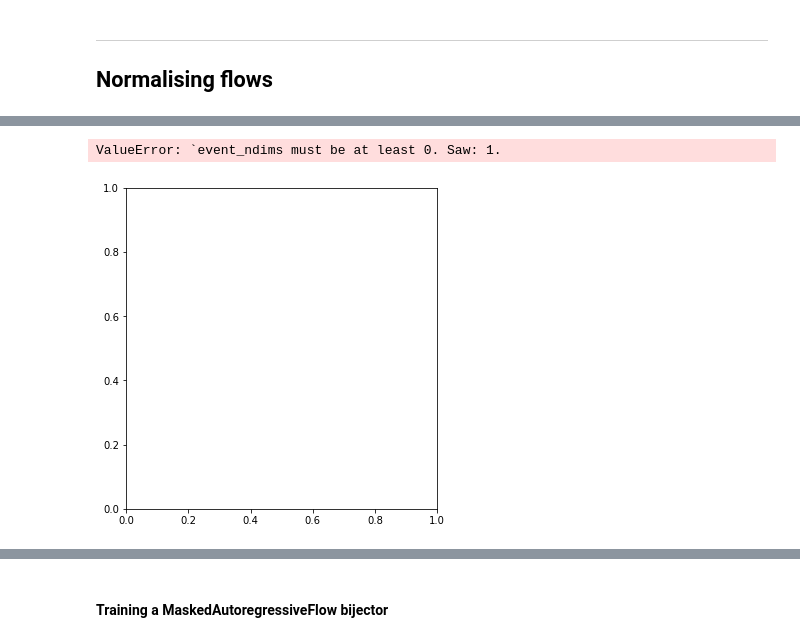
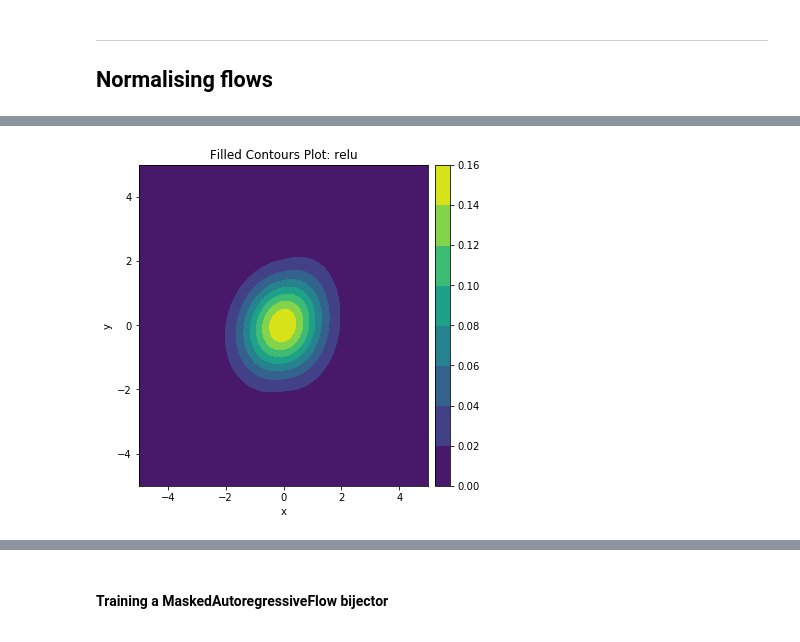
Before and after one commit to gowrishankarin/data_science, a Jupyter notebook: coursera/tf2_4_dl/c3_probabilistic_dl/w03/003_coding_tutorial.ipynb, the cells around one changed output, grey strips where cells are left out. Cells and saved outputs as stored; diff of their text form; code cells hidden in the pictures.

```diff
--- a/coursera/tf2_4_dl/c3_probabilistic_dl/w03/003_coding_tutorial.ipynb
+++ b/coursera/tf2_4_dl/c3_probabilistic_dl/w03/003_coding_tutorial.ipynb
@@ -716,15 +714,14 @@ def plot_contour_prob(dist, rows=1, title=[''], scale_fig=4):
 # %%
 # Plot contour
 activation = 'relu'
 maf = tfd.TransformedDistribution(
     base_distribution,
     make_masked_autoregressive_flow(activation=activation),
-    #event_shape=[2]
+    event_shape=[2]
 )
 plot_contour_prob([maf], scale_fig=6, title=[activation])
 # %% [output]
-ValueError: `event_ndims must be at least 0. Saw: 1.
-[figure, old version]
+[figure, new version]
 # %%
 from tensorflow.keras.layers import Input
 from tensorflow.keras import Model
```
Also changed, not shown: parts of 53 cells of this notebook, 2 other files.
